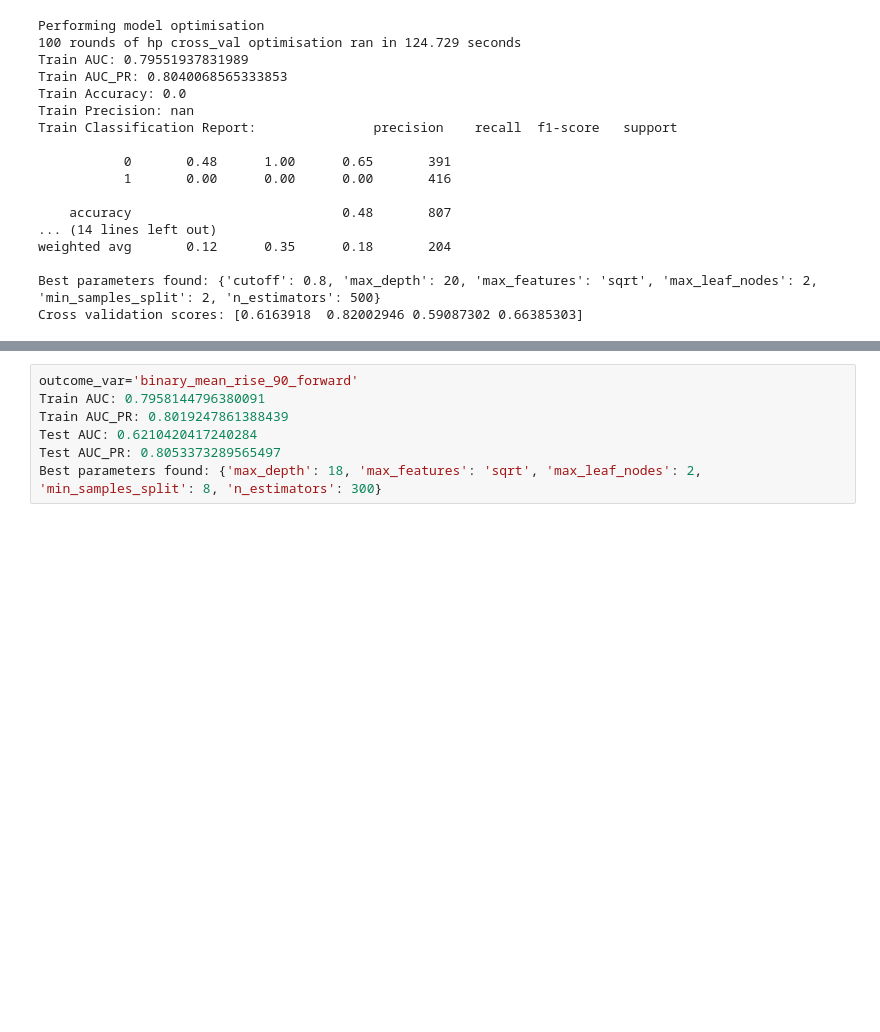
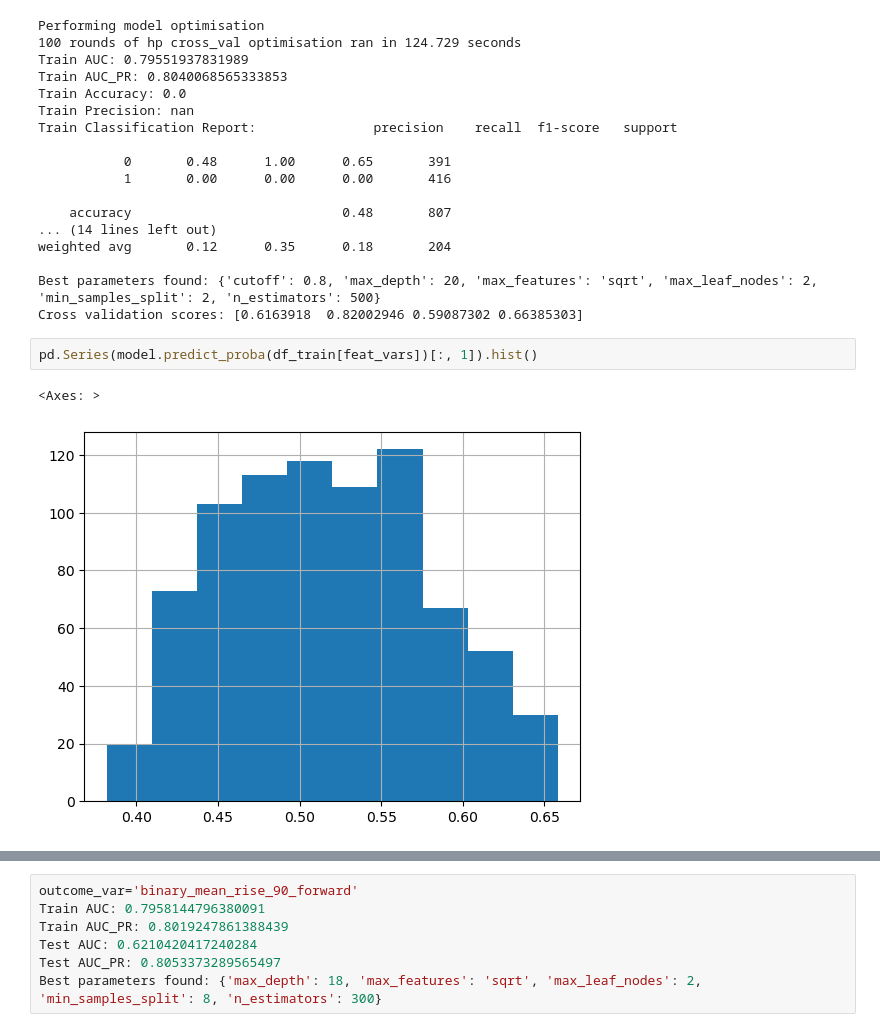
Before and after one commit to thomaspile/CREAM, a Jupyter notebook: on_call_model.ipynb, the cells around one changed output, grey strips where cells are left out. Cells and saved outputs as stored; diff of their text form; blank space fills up the shorter version.

```diff
--- a/on_call_model.ipynb
+++ b/on_call_model.ipynb
@@ -612,3 +612,8 @@ weighted avg       0.12      0.35      0.18       204
 
 Best parameters found: {'cutoff': 0.8, 'max_depth': 20, 'max_features': 'sqrt', 'max_leaf_nodes': 2, 'min_samples_split': 2, 'n_estimators': 500}
 Cross validation scores: [0.6163918  0.82002946 0.59087302 0.66385303]
+# %%
+pd.Series(model.predict_proba(df_train[feat_vars])[:, 1]).hist()
+# %% [output]
+<Axes: >
+[figure, added]
```
Also changed, not shown: parts of 1 cell of this notebook, 1 other file.
